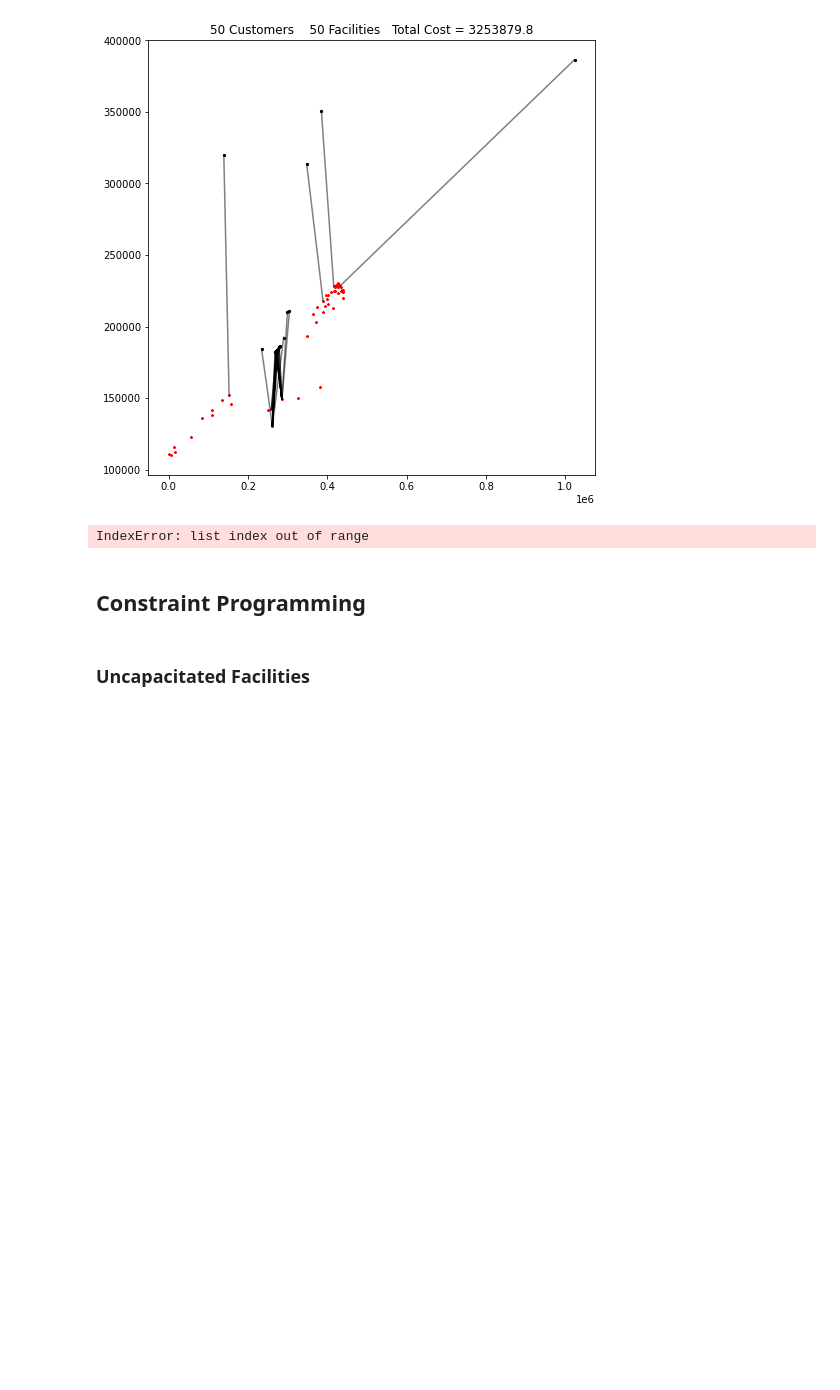
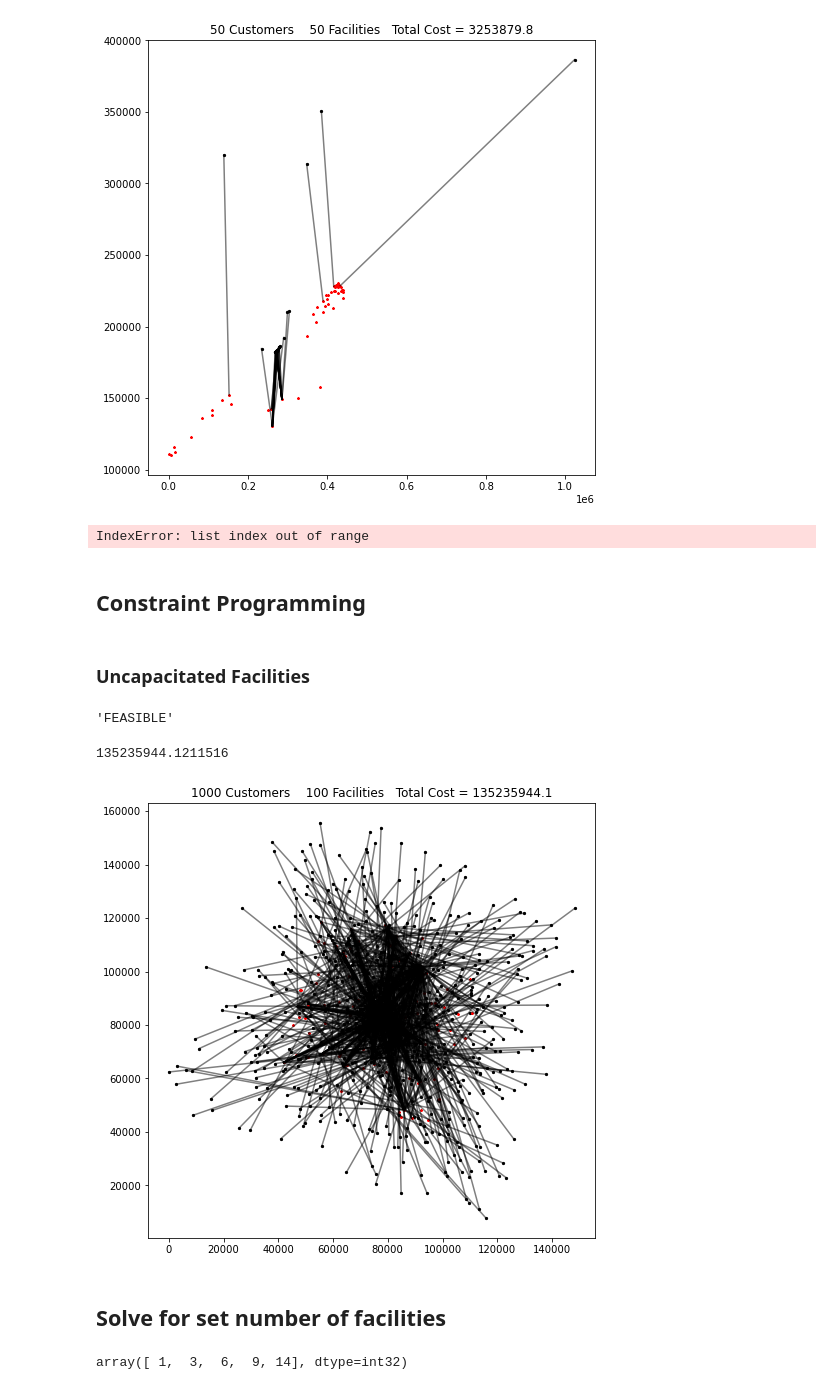
Before and after one commit to pooyad359/discrete-optim, a Jupyter notebook: 5 facility/Facility Location.ipynb, the cells around one changed output. Saved outputs shown, nothing was run; the diff lists cells and outputs as text; code cells hidden in the pictures; blank space fills up the shorter version.

```diff
--- a/5 facility/Facility Location.ipynb
+++ b/5 facility/Facility Location.ipynb
@@ -159,0 +176,13 @@ from ortools.sat.python.cp_model import CpModel, CpSolver
+# %%
+# Only one facility per customer
+for c in range(n_cust):
+    model.Add(sum([a[f][c] for f in range(n_fac)])==1)
+
+# Capacity check
+for f in range(n_fac):
+    model.Add(sum([a[f][c]*demands[c] for c in range(n_cust)])<=caps[f])
+# %%
+obj = 0
+for f in range(n_fac):
+    for c in range(n_cust):
+        obj+=a[f][c]*dist[f,c]
@@ -159,0 +191,33 @@ from ortools.sat.python.cp_model import CpModel, CpSolver
+# %%
+cpsolver = cp_model.CpSolver()
+cpsolver.parameters.max_time_in_seconds = 60.0
+status = cpsolver.Solve(model)
+# %%
+STATUS = {
+    cp_model.FEASIBLE: 'FEASIBLE',
+    cp_model.UNKNOWN: 'UNKNOWN',
+    cp_model.MODEL_INVALID: 'MODEL_INVALID',
+    cp_model.INFEASIBLE: 'INFEASIBLE',
+    cp_model.OPTIMAL: 'OPTIMAL',
+}
+STATUS[status]
+# %% [output]
+'FEASIBLE'
+# %%
+values = [] # allocation matrix (facilities x customers)
+for f in range(n_fac):
+    values.append([cpsolver.Value(a[f][c]) for c in range(n_cust)])
+
+values = np.array(values)
+
+sol = values.argmax(axis=0)
+# %%
+total_cost(sol,customers,facilities)
+# %% [output]
+135235944.1211516
+# %%
+view_solution(sol,customers,facilities)
+# %% [output]
+[figure, added]
+# %% [markdown]
+## Solve for set number of facilities
@@ -159,0 +232,4 @@ from ortools.sat.python.cp_model import CpModel, CpSolver
+# %%
+np.cumsum(sorted(q))
+# %% [output]
+array([ 1,  3,  6,  9, 14], dtype=int32)
```
Also changed, not shown: parts of 18 cells of this notebook, 4 other files.
